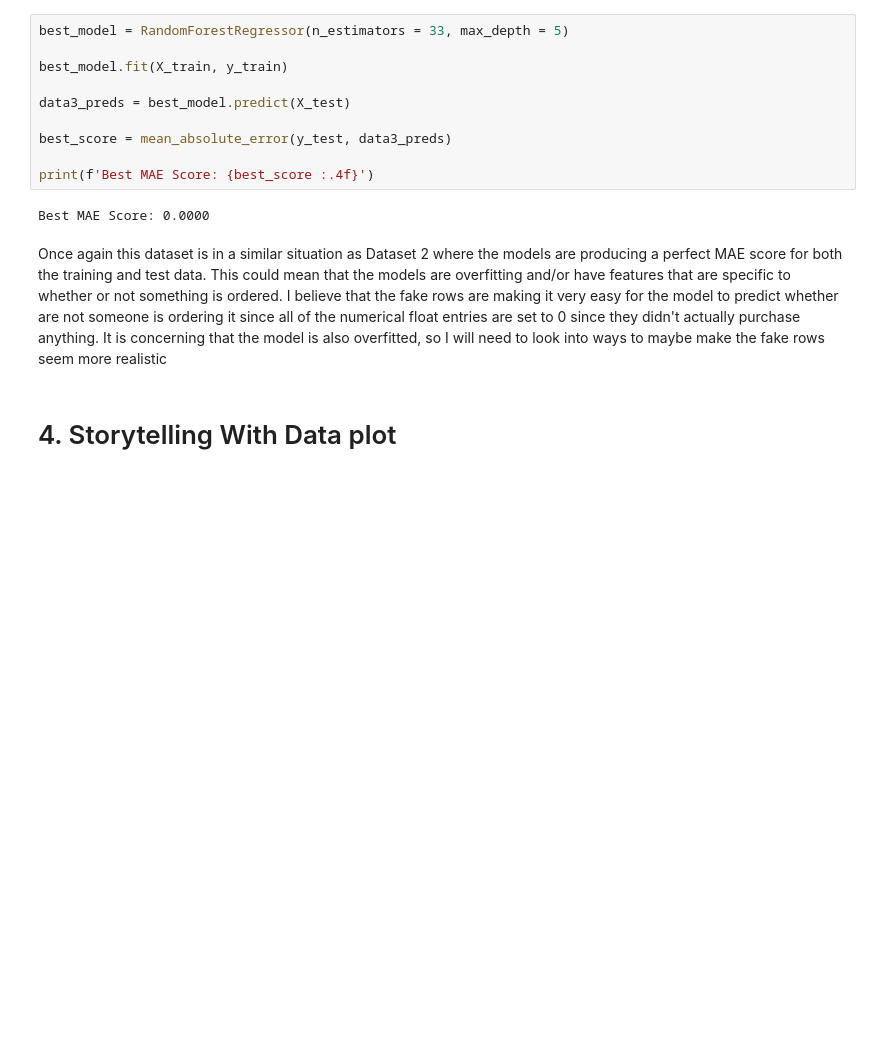
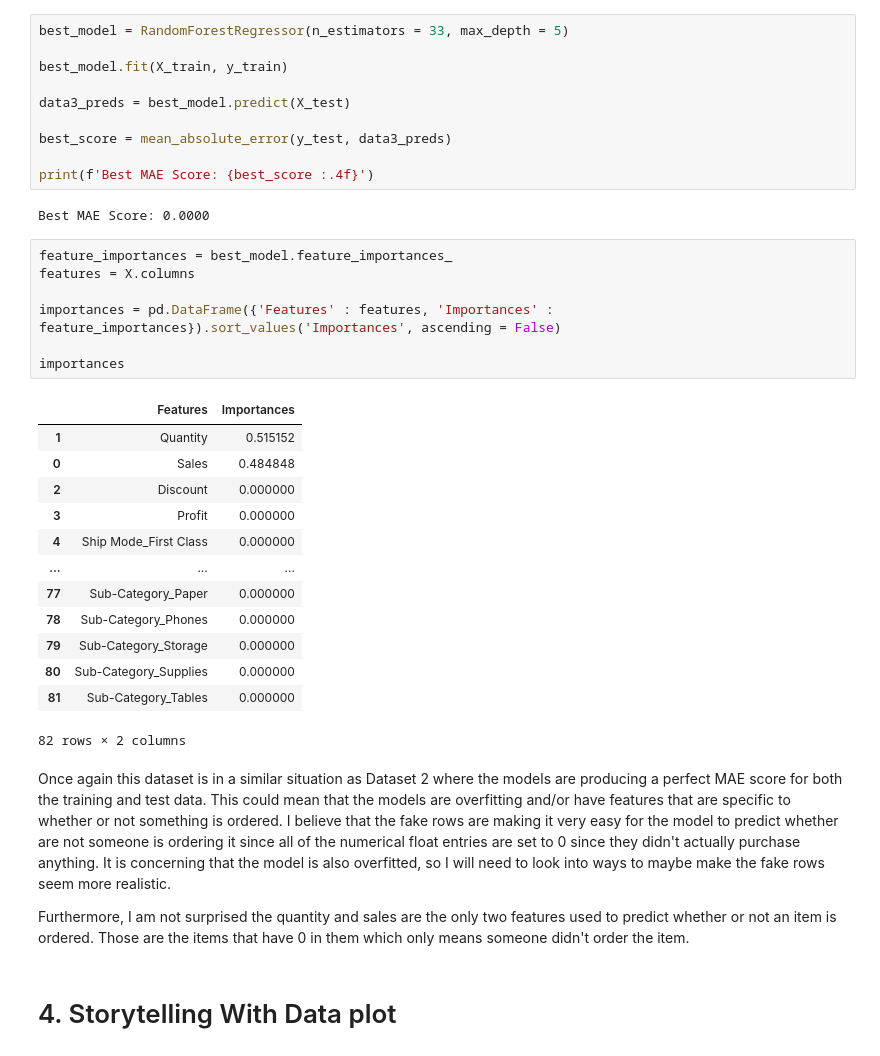
Before and after one commit to eghatzis0527/DX699---HW-Assignments, a Jupyter notebook: OMDS-ModB2-Week11-Hatzis-Eleni.ipynb, the cells around one changed output. Drawn from its saved outputs; the diff is of its cells as text; blank space fills up the shorter version.

```diff
--- a/OMDS-ModB2-Week11-Hatzis-Eleni.ipynb
+++ b/OMDS-ModB2-Week11-Hatzis-Eleni.ipynb
@@ -366,8 +426,31 @@ best_score = mean_absolute_error(y_test, data3_preds)
 print(f'Best MAE Score: {best_score :.4f}')
 # %% [output]
 Best MAE Score: 0.0000
+# %%
+feature_importances = best_model.feature_importances_
+features = X.columns
+
+importances = pd.DataFrame({'Features' : features, 'Importances' : feature_importances}).sort_values('Importances', ascending = False)
+
+importances
+# %% [output]
+|  | Features | Importances |
+| 1 | Quantity | 0.515152 |
+| 0 | Sales | 0.484848 |
+| 2 | Discount | 0.000000 |
+| 3 | Profit | 0.000000 |
+| 4 | Ship Mode_First Class | 0.000000 |
+| ... | ... | ... |
+| 77 | Sub-Category_Paper | 0.000000 |
+| 78 | Sub-Category_Phones | 0.000000 |
+| 79 | Sub-Category_Storage | 0.000000 |
+| 80 | Sub-Category_Supplies | 0.000000 |
+| 81 | Sub-Category_Tables | 0.000000 |
+82 rows × 2 columns
 # %% [markdown]
-Once again this dataset is in a similar situation as Dataset 2 where the models are producing a perfect MAE score for both the training and test data. This could mean that the models are overfitting and/or have features that are specific to whether or not something is ordered. I believe that the fake rows are making it very easy for the model to predict whether are not someone is ordering it since all of the numerical float entries are set to 0 since they didn't actually purchase anything. It is concerning that the model is also overfitted, so I will need to look into ways to maybe make the fake rows seem more realistic
+Once again this dataset is in a similar situation as Dataset 2 where the models are producing a perfect MAE score for both the training and test data. This could mean that the models are overfitting and/or have features that are specific to whether or not something is ordered. I believe that the fake rows are making it very easy for the model to predict whether are not someone is ordering it since all of the numerical float entries are set to 0 since they didn't actually purchase anything. It is concerning that the model is also overfitted, so I will need to look into ways to maybe make the fake rows seem more realistic.
+
+Furthermore, I am not surprised the quantity and sales are the only two features used to predict whether or not an item is ordered. Those are the items that have 0 in them which only means someone didn't order the item.
 # %% [markdown]
 # 4. Storytelling With Data plot
 # %% [markdown]
```
Also changed, not shown: parts of 10 cells of this notebook.
